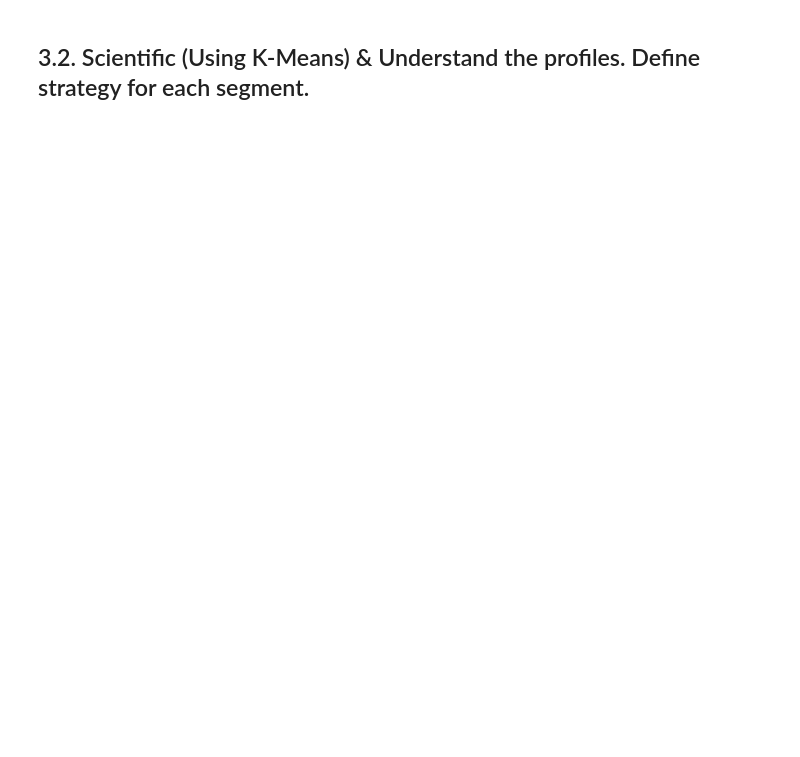
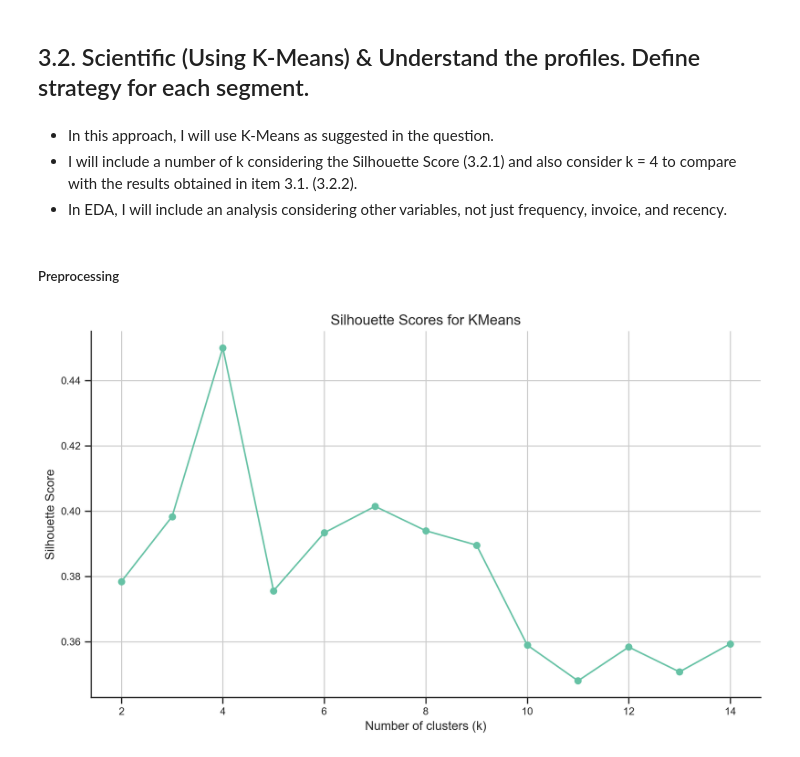
Before and after one commit to mateusengq/MKT-INSIGHTS-ECOMMERCE, a Jupyter notebook: Business_Questions_Group3.ipynb, the cells around one changed output. Cells and saved outputs as stored; diff of their text form; code cells hidden in the pictures; blank space fills up the shorter version.

```diff
--- a/Business_Questions_Group3.ipynb
+++ b/Business_Questions_Group3.ipynb
@@ -282,2 +273,44 @@ ImportError: cannot import name 'plot_rfm_clusters' from 'func_utils' (d:\OneDri
 # %% [markdown]
 ## 3.2. Scientific (Using K-Means) & Understand the profiles. Define strategy for each segment.
+# %% [markdown]
+- In this approach, I will use K-Means as suggested in the question.
+- I will include a number of k considering the Silhouette Score (3.2.1) and also consider k = 4 to compare with the results obtained in item 3.1. (3.2.2).
+- In EDA, I will include an analysis considering other variables, not just frequency, invoice, and recency.
+# %% [markdown]
+##### Preprocessing
+# %%
+# Scaling
+
+scaler = StandardScaler()
+
+# Columns to be scaled
+columns_to_scale = ['Invoice', 'frequency', 'recency_days']
+
+# Fit and transform the selected columns
+data_tmp_scaled = scaler.fit_transform(data_rfm_tmp[columns_to_scale])
+
+# Converte the scaled data back to a DataFrame
+data_tmp_scaled = pd.DataFrame(data_tmp_scaled, columns=columns_to_scale)
+# %%
+# Silhoutte Score
+k_values = range(2, 15)
+
+kmeans_scores = []
+
+for k in k_values:
+    kmeans = KMeans(n_clusters=k)
+    labels_kmeans = kmeans.fit_predict(data_tmp_scaled)
+    score = silhouette_score(data_tmp_scaled, labels_kmeans)
+    kmeans_scores.append(score)
+
+plt.figure(figsize=(10, 6))
+plt.plot(k_values, kmeans_scores, label='KMeans', marker='o')
+plt.xlabel('Number of clusters (k)')
+plt.ylabel('Silhouette Score')
+plt.title('Silhouette Scores for KMeans')
+plt.grid(True)
+
+plt.tight_layout()
+plt.show()
+# %% [output]
+[figure, added]
```
Also changed, not shown: parts of 29 cells of this notebook, 2 other files.
